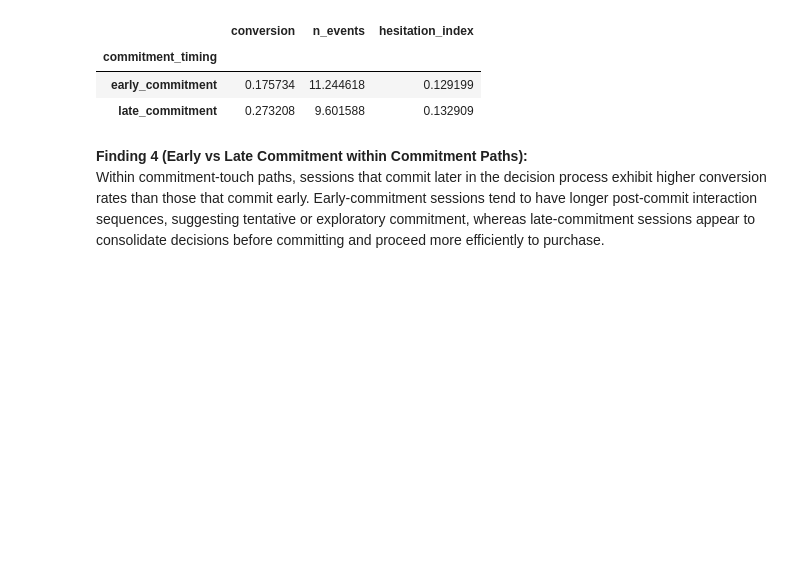
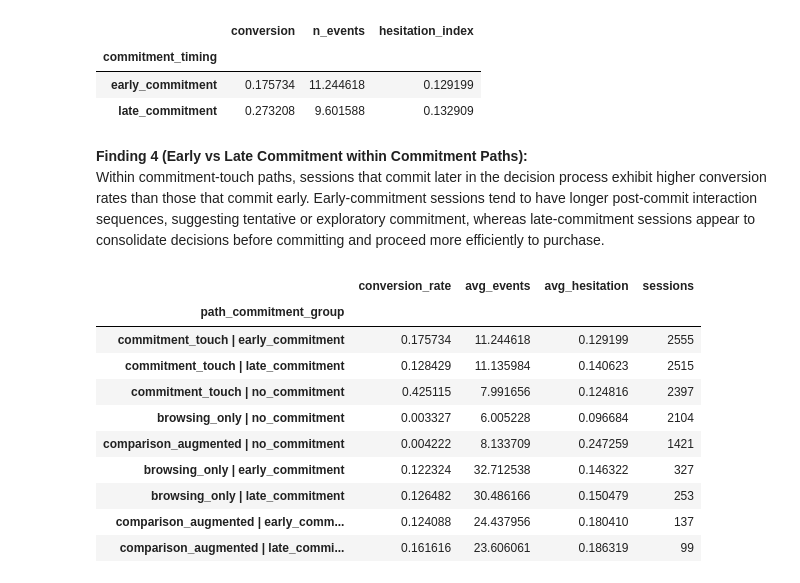
Before and after one commit to NoMooncake/behavior-state-modeling, a Jupyter notebook: notebooks/01_eda.ipynb, the cells around one changed output. Drawn from its saved outputs; the diff is of its cells as text; code cells hidden in the pictures; blank space fills up the shorter version.

Commit message:
analysis: build 2D decision framework combining path type and commitment timing

```diff
--- a/notebooks/01_eda.ipynb
+++ b/notebooks/01_eda.ipynb
@@ -341,3 +341,42 @@ commitment_sessions.groupby("commitment_timing")[
 # %% [markdown]
 **Finding 4 (Early vs Late Commitment within Commitment Paths):**
 Within commitment-touch paths, sessions that commit later in the decision process exhibit higher conversion rates than those that commit early. Early-commitment sessions tend to have longer post-commit interaction sequences, suggesting tentative or exploratory commitment, whereas late-commitment sessions appear to consolidate decisions before committing and proceed more efficiently to purchase.
+# %%
+decision_sessions["commitment_timing"] = np.where(
+    decision_sessions["first_cart_ratio"].notna() &
+    (decision_sessions["first_cart_ratio"] <= median_ratio),
+    "early_commitment",
+    np.where(
+        decision_sessions["first_cart_ratio"].notna(),
+        "late_commitment",
+        "no_commitment"
+    )
+)
+
+decision_sessions["path_commitment_group"] = (
+    decision_sessions["path_type"] + " | " +
+    decision_sessions["commitment_timing"]
+)
+
+decision_sessions["path_commitment_group"].value_counts()
+
+decision_sessions.groupby("path_commitment_group")[
+    ["conversion", "n_events", "hesitation_index"]
+].agg(
+    conversion_rate=("conversion", "mean"),
+    avg_events=("n_events", "mean"),
+    avg_hesitation=("hesitation_index", "mean"),
+    sessions=("conversion", "count")
+).sort_values("sessions", ascending=False)
+# %% [output]
+|  | conversion_rate | avg_events | avg_hesitation | sessions |
+| path_commitment_group |  |  |  |  |
+| commitment_touch | early_commitment | 0.175734 | 11.244618 | 0.129199 | 2555 |
+| commitment_touch | late_commitment | 0.128429 | 11.135984 | 0.140623 | 2515 |
+| commitment_touch | no_commitment | 0.425115 | 7.991656 | 0.124816 | 2397 |
+| browsing_only | no_commitment | 0.003327 | 6.005228 | 0.096684 | 2104 |
+| comparison_augmented | no_commitment | 0.004222 | 8.133709 | 0.247259 | 1421 |
+| browsing_only | early_commitment | 0.122324 | 32.712538 | 0.146322 | 327 |
+| browsing_only | late_commitment | 0.126482 | 30.486166 | 0.150479 | 253 |
+| comparison_augmented | early_comm... | 0.124088 | 24.437956 | 0.180410 | 137 |
+| comparison_augmented | late_commi... | 0.161616 | 23.606061 | 0.186319 | 99 |
```
Also changed, not shown: parts of 1 cell of this notebook.
